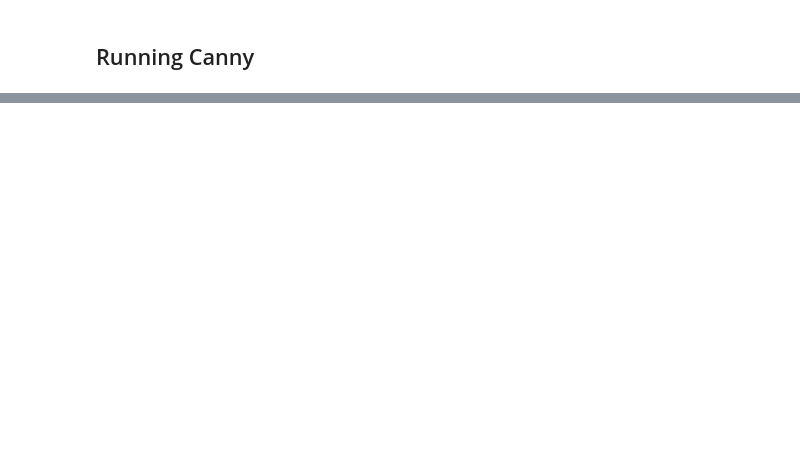
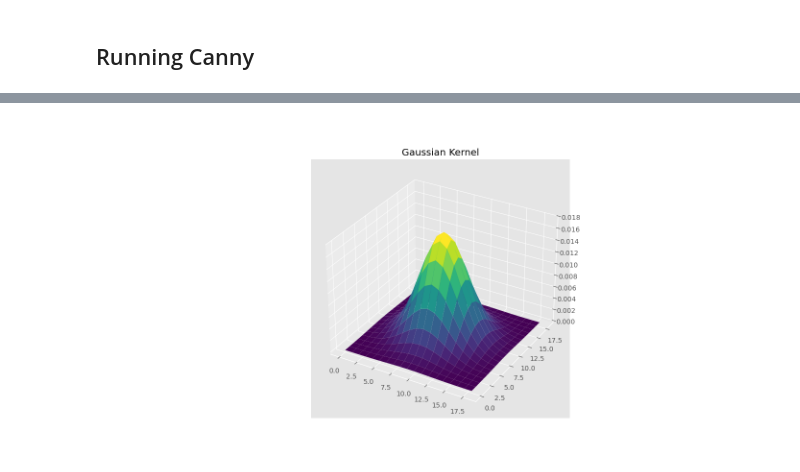
Before and after one commit to raldone01/machine_vision_algos, a Jupyter notebook: python/canny/canny_bench.ipynb, the cells around one changed output, grey strips where cells are left out. Cells and saved outputs as stored; diff of their text form; code cells hidden in the pictures; blank space fills up the shorter version.

```diff
--- a/python/canny/canny_bench.ipynb
+++ b/python/canny/canny_bench.ipynb
@@ -250,3 +258,20 @@ if False:
     device = cuda.get_current_device()
     device.reset()
     gc.collect()
+# %%
+sigma = 3.0
+
+one_dir = np.ceil(3 * sigma)
+# kernel_width = 2 * one_dir + 1
+idx = np.arange(-one_dir, one_dir + 1)
+
+X, Y = np.meshgrid(idx, idx)
+kernel = 1 / (2 * np.pi * (sigma**2)) * (np.exp(-(X**2 + Y**2) / (2 * (sigma**2))))
+
+smart_figure = SmartFigure(figsize=(14, 7))
+fig = smart_figure.get_fig()
+ax = fig.add_subplot(projection="3d")
+plot_kernel(ax, kernel, title="Gaussian Kernel")
+display(fig.canvas)
+# %% [output]
+[figure, added]
```
Also changed, not shown: parts of 3 cells of this notebook, 3 other files.
